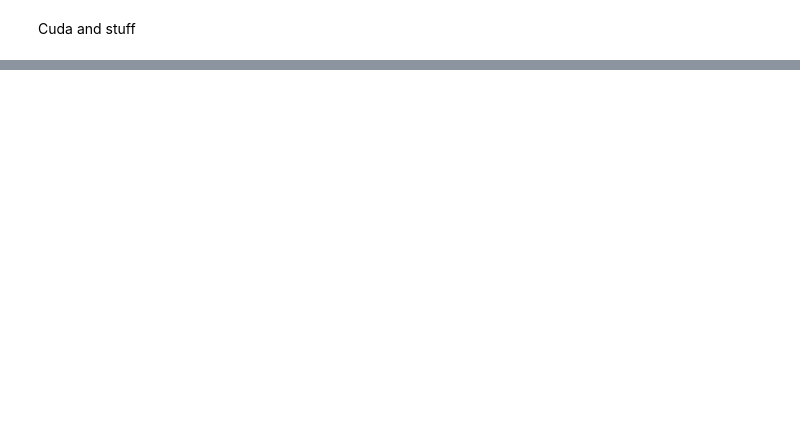
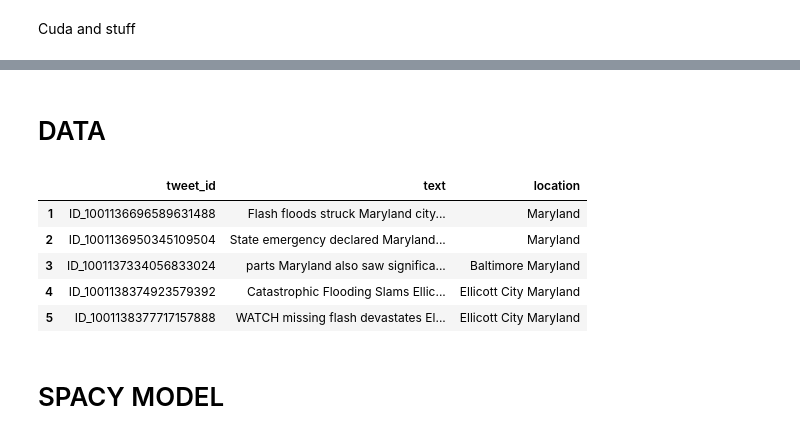
Before and after one commit to Abel-Moremi/Microsoft-Learn-Location-Mention-Recognition-Challenge, a Jupyter notebook: lewa-inference.ipynb, the cells around one changed output, grey strips where cells are left out. Saved outputs shown, nothing was run; the diff lists cells and outputs as text; code cells hidden in the pictures; blank space fills up the shorter version.

```diff
--- a/lewa-inference.ipynb
+++ b/lewa-inference.ipynb
@@ -816,0 +35,2 @@ submission_df.head()
+# %% [markdown]
+# DATA
@@ -816,0 +40,44 @@ submission_df.head()
+# %%
+# helper function to clean text
+def clean_text(text):
+
+    # remove links
+    text = re.sub(r'http\S+', '', text)
+    # remove mentions
+    text = re.sub(r'@\w+', '', text)
+    # remove hashtags
+    text = re.sub(r'#\w+', '', text)
+    # remove digits
+    text = re.sub(r'\d+', '', text)
+    # remove html tags
+    text = re.sub('r<.*?>', '', text)
+    # remove punctuation
+    text = re.sub(r'[^\w\s]', '', text)
+    # remove stopwords
+    text = ' '.join(word for word in text.split() if word.lower() not in stop_words)
+    # remove symbols
+    text = re.sub(r'[^a-zA-Z0-9]', ' ', text)
+
+    # return cleaned text
+    return text
+# %%
+# load train data
+train = pd.read_csv("lewa/Train_1.csv")
+
+# drop empty text columns
+train = train.dropna(subset=['text'])
+
+# clean text
+train['text'] = train['text'].apply(lambda x: clean_text(x))
+
+# add an empty string to the location column with missing values (Nan)
+train['location'] = train['location'].fillna(' ')
+
+train.head()
+# %% [output]
+|  | tweet_id | text | location |
+| 1 | ID_1001136696589631488 | Flash floods struck Maryland city... | Maryland |
+| 2 | ID_1001136950345109504 | State emergency declared Maryland... | Maryland |
+| 3 | ID_1001137334056833024 | parts Maryland also saw significa... | Baltimore Maryland |
+| 4 | ID_1001138374923579392 | Catastrophic Flooding Slams Ellic... | Ellicott City Maryland |
+| 5 | ID_1001138377717157888 | WATCH missing flash devastates El... | Ellicott City Maryland |
@@ -816,0 +107,2 @@ submission_df.head()
+# %% [markdown]
+# SPACY MODEL
```
Also changed, not shown: parts of 65 cells of this notebook, 1 other file.
